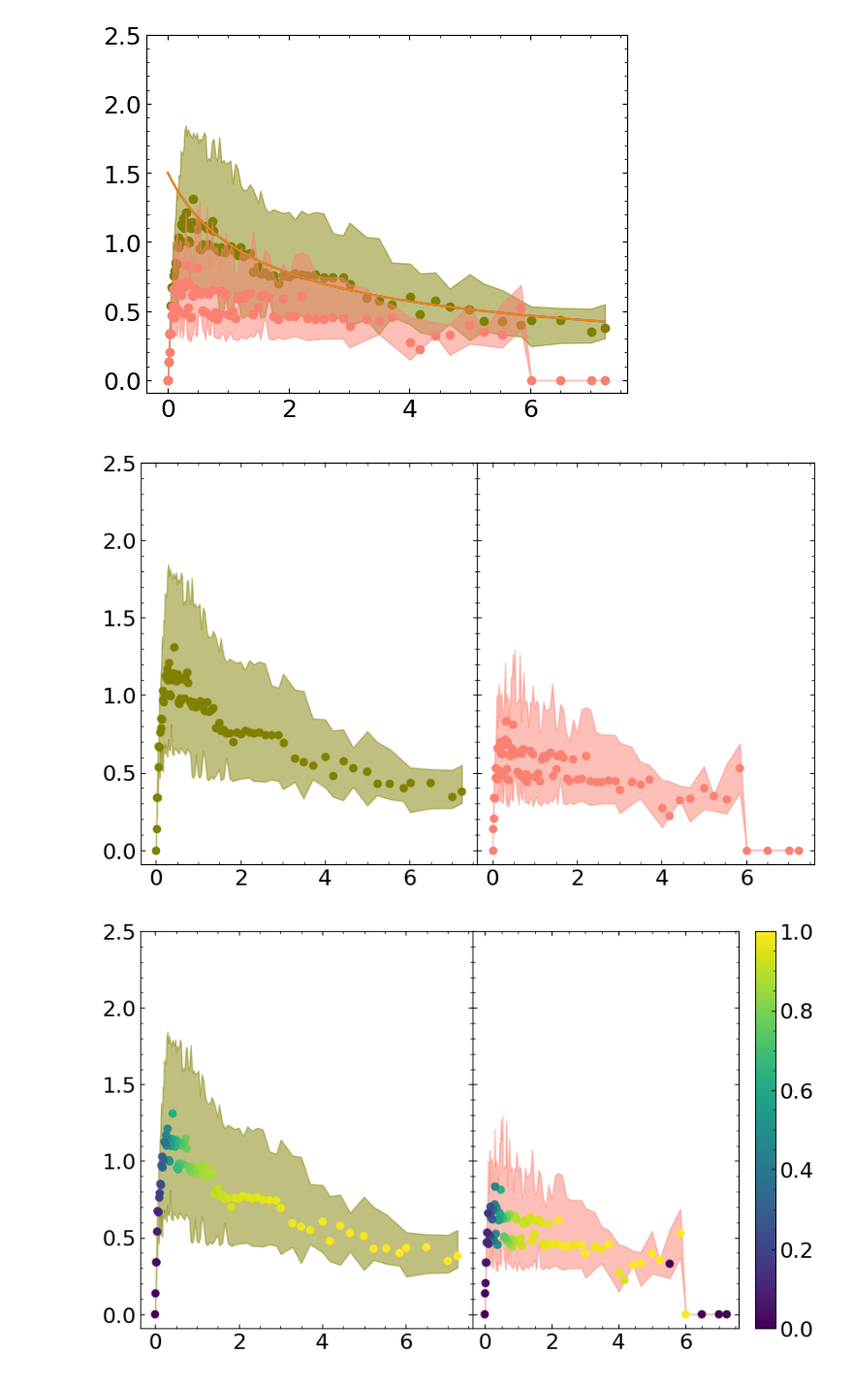
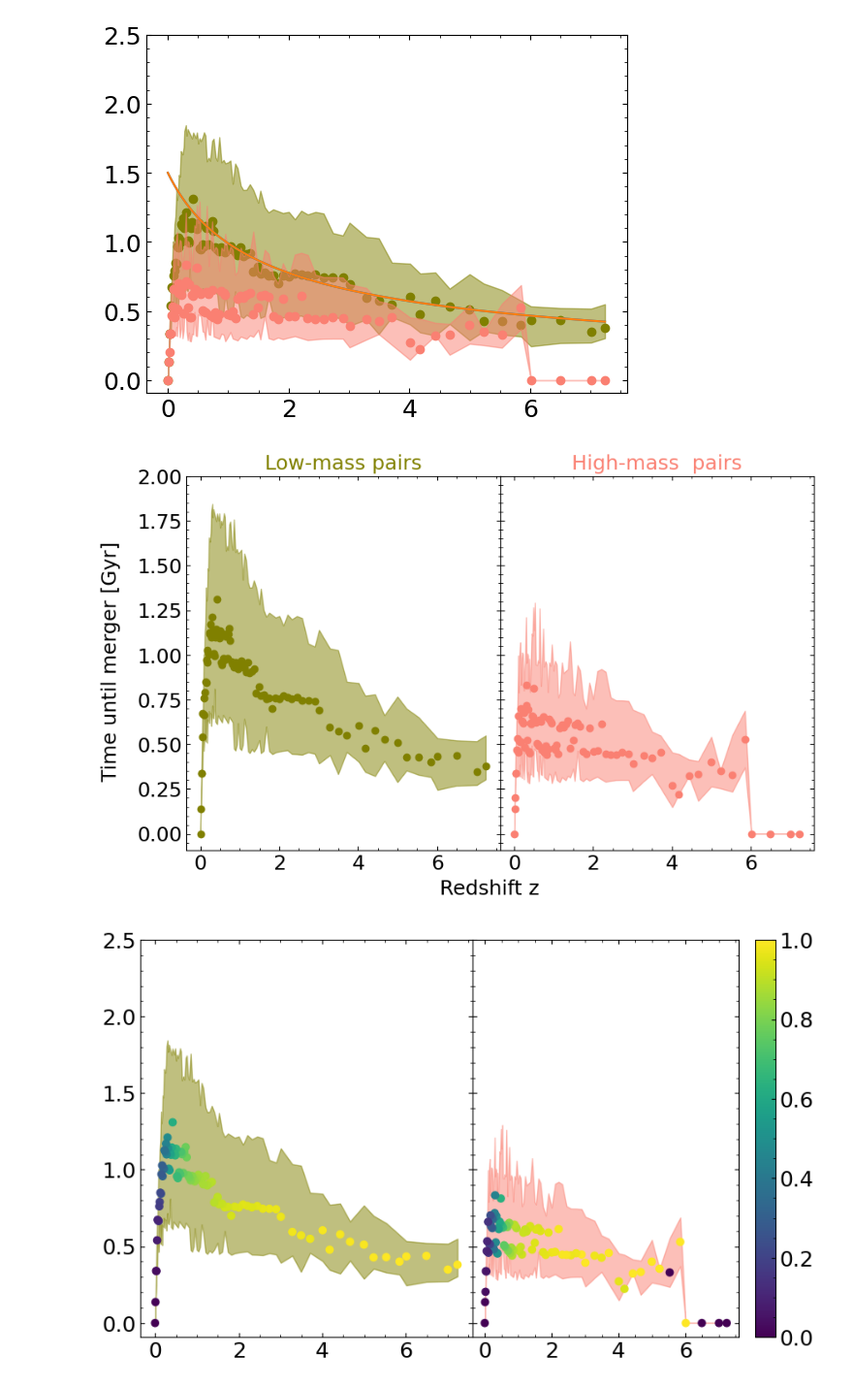
Before and after one commit to katiechambe/orbs, a Jupyter notebook: notebooks/bet-on-it/3_timetilmerger.ipynb, the cells around one changed output. Shown at 97% size. Saved outputs shown, nothing was run; the diff lists cells and outputs as text; code cells hidden in the pictures.

```diff
--- a/notebooks/bet-on-it/3_timetilmerger.ipynb
+++ b/notebooks/bet-on-it/3_timetilmerger.ipynb
@@ -114,0 +198,20 @@ _, ind_in_interp = np.unique(ind_in_convert,return_index=True)
+# %%
+mergeinfo_low = {}
+mergeinfo_high = {}
+
+for i in [33,40,50]:
+    for dat,nam in [[low[snap],"low",mergeinfo_low],[high[snap],"high",mergeinfo_high]]:
+
+        postinfall = dat["PostInfall"][dat['MergeFlag']]
+        seps = dat['Separations'][dat['MergeFlag']]
+        mergesnap = dat['MergeSnapshot'][dat['MergeFlag']]
+
+        post_infall_seps = np.where(postinfall, seps, 0)
+        in_bin = (post_infall_seps<50)&(post_infall_seps>10)
+
+        times_til_merger[nam] = {}
+
+        for i in range(len(in_bin[0])):
+            merger_snaps = mergesnap[in_bin[:,i]]
+            merger_lbt = convert["Lookback Time"][merger_snaps]
+            times_til_merger[nam][i] = convert["Lookback Time"][i] - merger_lbt
@@ -114,0 +318,14 @@ _, ind_in_interp = np.unique(ind_in_convert,return_index=True)
+# %%
+i=67
+# - low sep first!
+nonzero = low_all['Separations'][:,i]!=0
+nonnan = ~np.isnan(low_all['Separations'][:,i])
+mergers = low_all['MergeFlag']
+afterinfall = low_all["InfallSnapshot"] <= i
+
+mask = nonzero&nonnan&mergers&afterinfall
+
+seps = low_all['Separations'][:,i][mask]
+mergesnap = low_all['MergeSnapshot'][mask]
+mergetimes = convert["Lookback Time"][mergesnap]
+timetilmerge = convert["Lookback Time"][i] - mergetimes
@@ -383,27 +931,32 @@ plt.ylim(top=2.5)
 # %%
 fig, ax = plt.subplots(1, 2, figsize=(10,6),sharey=True, sharex='col',
                        gridspec_kw={'width_ratios': [1,1],
                                     'height_ratios':[1],
                                     'wspace': 0.0,
                                     "hspace":0.0})
 
 
 ind_cut = 10
 reds = convert['Redshift'][ind_cut:]
 
 ax[0].scatter(reds,meds_low[ind_cut:],color=palette['low'])
 ax[0].fill_between(reds,qs_low[ind_cut:,0],qs_low[ind_cut:,1],color=palette['low'],alpha=0.5)
 
 ax[1].scatter(reds,meds_high[ind_cut:],color=palette['high'])
 ax[1].fill_between(reds,qs_high[ind_cut:,0],qs_high[ind_cut:,1],color=palette['high'],alpha=0.5)
 
 # plt.plot(reds,1.5/(1+reds)**0.6)
 # plt.plot(reds,1.5/(1+reds)**0.6)
 
-plt.ylim(top=2.5)
+plt.ylim(top=2)
+ax[0].set_title("Low-mass pairs",fontsize=18,color=palette['low'])
+ax[1].set_title("High-mass  pairs",fontsize=18,color=palette['high'])
+fig.supxlabel(r"Redshift z",fontsize=18)
+fig.supylabel(r"Time until merger [Gyr]",fontsize=18)
+plt.savefig("../../plots/bet-on-it/3_Timevsz.png")
 plt.show()
 # %% [output]
-[figure, old version]
+[figure, new version]
 # %%
 fig, ax = plt.subplots(1, 2, figsize=(10,6),sharey=True, sharex='col',
                        gridspec_kw={'width_ratios': [1,1],
```
Also changed, not shown: parts of 37 cells of this notebook, 2 other files.
